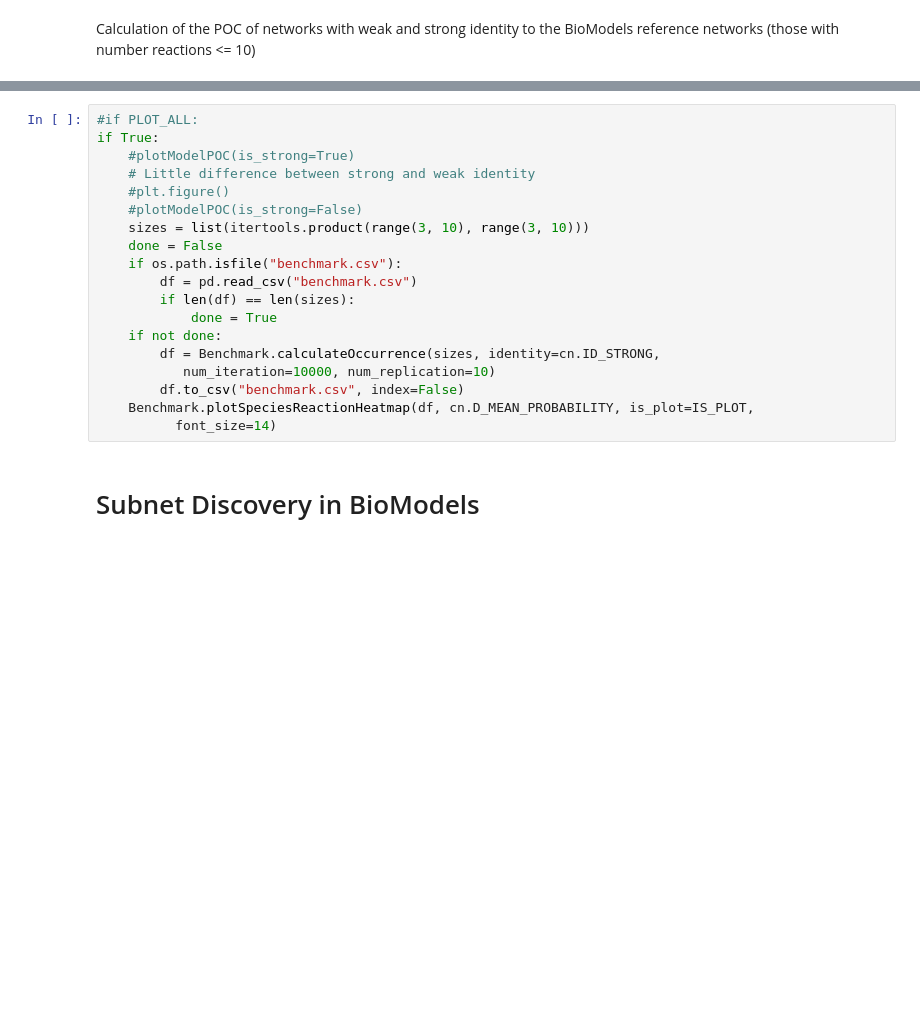
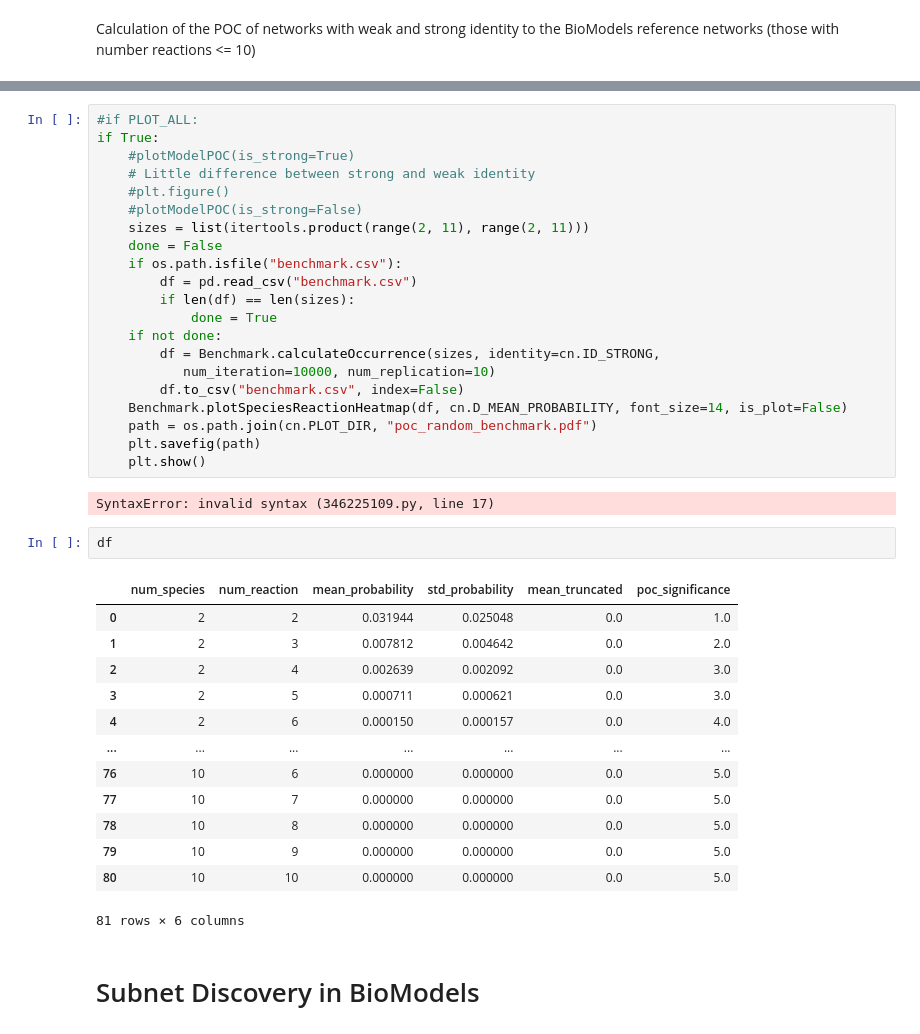
Before and after one commit to ModelEngineering/pySubnetSB, a Jupyter notebook: notebooks/plots_for_paper.ipynb, the cells around one changed output, grey strips where cells are left out. Cells and saved outputs as stored; diff of their text form; blank space fills up the shorter version.

Commit message:
Updated POC random plot

```diff
--- a/notebooks/plots_for_paper.ipynb
+++ b/notebooks/plots_for_paper.ipynb
@@ -417,7 +420,7 @@ if True:
     # Little difference between strong and weak identity
     #plt.figure()
     #plotModelPOC(is_strong=False)
-    sizes = list(itertools.product(range(3, 10), range(3, 10)))
+    sizes = list(itertools.product(range(2, 11), range(2, 11)))
     done = False
     if os.path.isfile("benchmark.csv"):
         df = pd.read_csv("benchmark.csv")
@@ -427,8 +430,28 @@ if True:
         df = Benchmark.calculateOccurrence(sizes, identity=cn.ID_STRONG,
            num_iteration=10000, num_replication=10)
         df.to_csv("benchmark.csv", index=False)
-    Benchmark.plotSpeciesReactionHeatmap(df, cn.D_MEAN_PROBABILITY, is_plot=IS_PLOT,
-          font_size=14)
+    Benchmark.plotSpeciesReactionHeatmap(df, cn.D_MEAN_PROBABILITY, font_size=14, is_plot=False)
+    path = os.path.join(cn.PLOT_DIR, "poc_random_benchmark.pdf")
+    plt.savefig(path)
+    plt.show()
+# %% [output]
+SyntaxError: invalid syntax (346225109.py, line 17)
+# %%
+df
+# %% [output]
+|  | num_species | num_reaction | mean_probability | std_probability | mean_truncated | poc_significance |
+| 0 | 2 | 2 | 0.031944 | 0.025048 | 0.0 | 1.0 |
+| 1 | 2 | 3 | 0.007812 | 0.004642 | 0.0 | 2.0 |
+| 2 | 2 | 4 | 0.002639 | 0.002092 | 0.0 | 3.0 |
+| 3 | 2 | 5 | 0.000711 | 0.000621 | 0.0 | 3.0 |
+| 4 | 2 | 6 | 0.000150 | 0.000157 | 0.0 | 4.0 |
+| ... | ... | ... | ... | ... | ... | ... |
+| 76 | 10 | 6 | 0.000000 | 0.000000 | 0.0 | 5.0 |
+| 77 | 10 | 7 | 0.000000 | 0.000000 | 0.0 | 5.0 |
+| 78 | 10 | 8 | 0.000000 | 0.000000 | 0.0 | 5.0 |
+| 79 | 10 | 9 | 0.000000 | 0.000000 | 0.0 | 5.0 |
+| 80 | 10 | 10 | 0.000000 | 0.000000 | 0.0 | 5.0 |
+81 rows × 6 columns
 # %% [markdown]
 # Subnet Discovery in BioModels
 # %%
```
Also changed, not shown: parts of 1 cell of this notebook, 4 other files.
